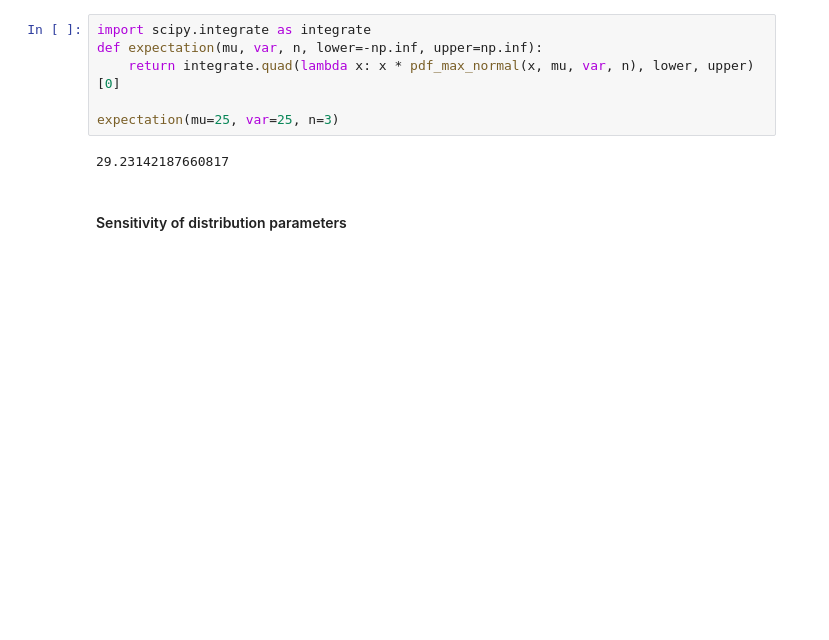
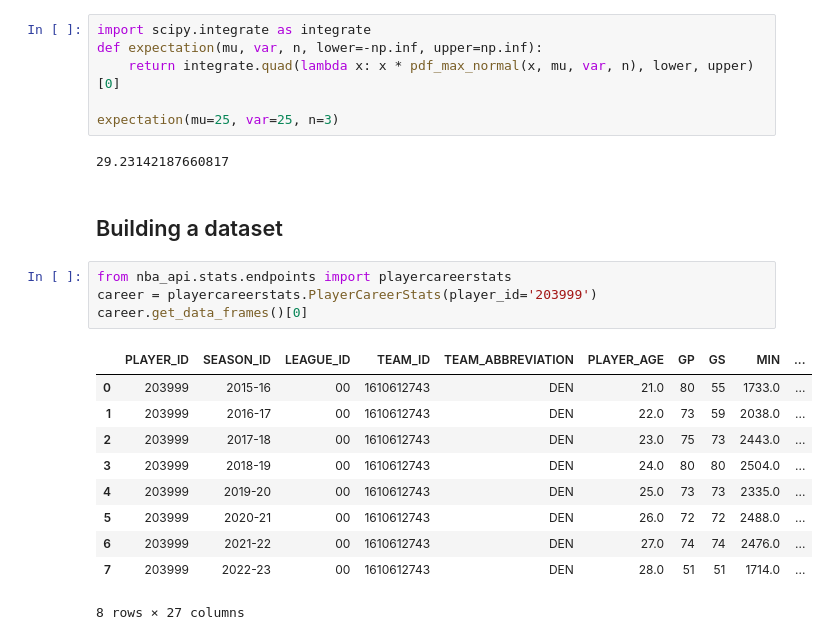
Before and after one commit to wwlusty123/Fantasy-BBall-Analysis, a Jupyter notebook: README.ipynb, the cells around one changed output. Drawn from its saved outputs; the diff is of its cells as text; blank space fills up the shorter version.

```diff
--- a/README.ipynb
+++ b/README.ipynb
@@ -114,5 +114,20 @@ def expectation(mu, var, n, lower=-np.inf, upper=np.inf):
 expectation(mu=25, var=25, n=3)
 # %% [output]
 29.23142187660817
-# %% [markdown]
-#### Sensitivity of distribution parameters
+# %% [markdown]
+## Building a dataset
+# %%
+from nba_api.stats.endpoints import playercareerstats
+career = playercareerstats.PlayerCareerStats(player_id='203999')
+career.get_data_frames()[0]
+# %% [output]
+|  | PLAYER_ID | SEASON_ID | LEAGUE_ID | TEAM_ID | TEAM_ABBREVIATION | PLAYER_AGE | GP | GS | MIN | ... |
+| 0 | 203999 | 2015-16 | 00 | 1610612743 | DEN | 21.0 | 80 | 55 | 1733.0 | ... |
+| 1 | 203999 | 2016-17 | 00 | 1610612743 | DEN | 22.0 | 73 | 59 | 2038.0 | ... |
+| 2 | 203999 | 2017-18 | 00 | 1610612743 | DEN | 23.0 | 75 | 73 | 2443.0 | ... |
+| 3 | 203999 | 2018-19 | 00 | 1610612743 | DEN | 24.0 | 80 | 80 | 2504.0 | ... |
+| 4 | 203999 | 2019-20 | 00 | 1610612743 | DEN | 25.0 | 73 | 73 | 2335.0 | ... |
+| 5 | 203999 | 2020-21 | 00 | 1610612743 | DEN | 26.0 | 72 | 72 | 2488.0 | ... |
+| 6 | 203999 | 2021-22 | 00 | 1610612743 | DEN | 27.0 | 74 | 74 | 2476.0 | ... |
+| 7 | 203999 | 2022-23 | 00 | 1610612743 | DEN | 28.0 | 51 | 51 | 1714.0 | ... |
+8 rows × 27 columns
```
Also changed, not shown: 3 other files.
